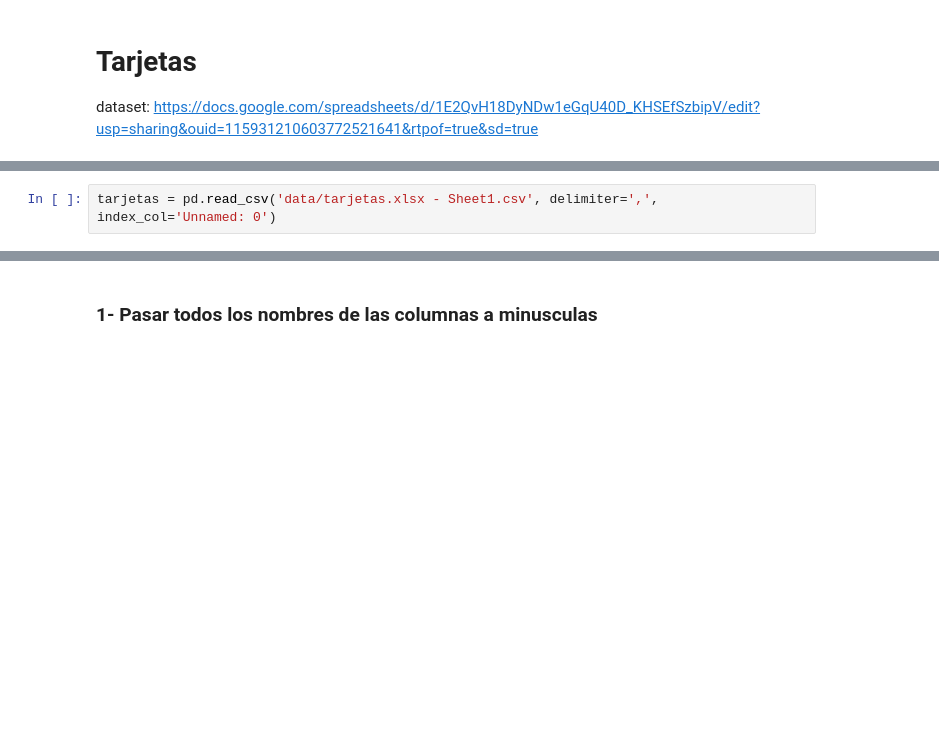
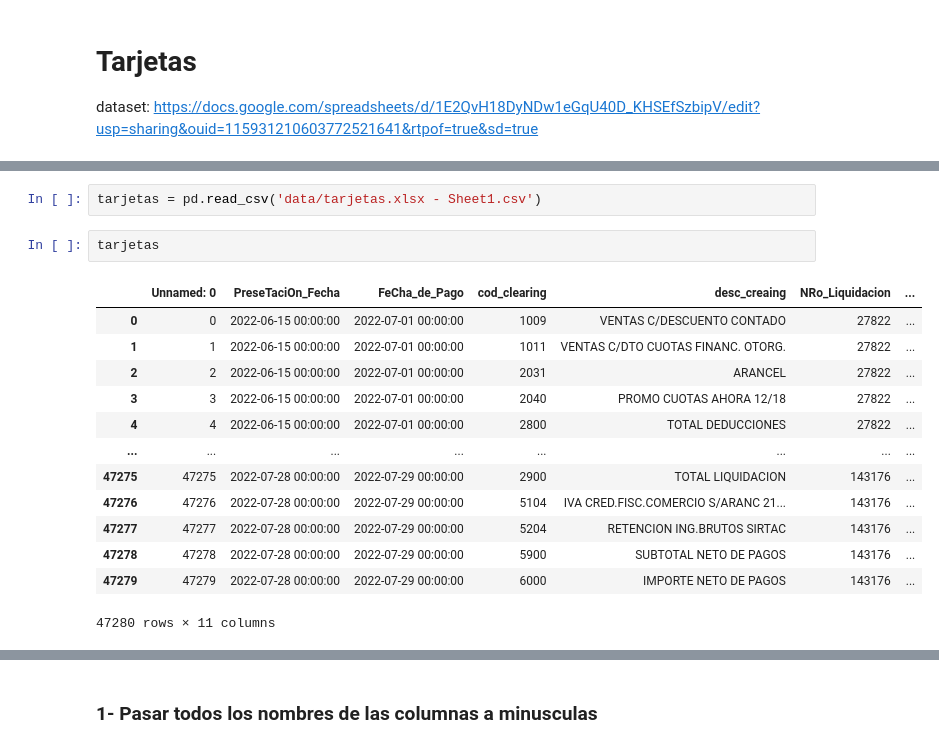
Before and after one commit to adilelle1/poo_ejercicios, a Jupyter notebook: 04-transformaciones/99_tarea_liquidacion_tarjetas.ipynb, the cells around one changed output, grey strips where cells are left out. Drawn from its saved outputs; the diff is of its cells as text; blank space fills up the shorter version.

```diff
--- a/04-transformaciones/99_tarea_liquidacion_tarjetas.ipynb
+++ b/04-transformaciones/99_tarea_liquidacion_tarjetas.ipynb
@@ -13,5 +12,21 @@ import numpy
 # %%
-tarjetas = pd.read_csv('data/tarjetas.xlsx - Sheet1.csv', delimiter=',', index_col='Unnamed: 0')
+tarjetas = pd.read_csv('data/tarjetas.xlsx - Sheet1.csv')
+# %%
+tarjetas
+# %% [output]
+|  | Unnamed: 0 | PreseTaciOn_Fecha | FeCha_de_Pago | cod_clearing | desc_creaing | NRo_Liquidacion | ... |
+| 0 | 0 | 2022-06-15 00:00:00 | 2022-07-01 00:00:00 | 1009 | VENTAS C/DESCUENTO CONTADO | 27822 | ... |
+| 1 | 1 | 2022-06-15 00:00:00 | 2022-07-01 00:00:00 | 1011 | VENTAS C/DTO CUOTAS FINANC. OTORG. | 27822 | ... |
+| 2 | 2 | 2022-06-15 00:00:00 | 2022-07-01 00:00:00 | 2031 | ARANCEL | 27822 | ... |
+| 3 | 3 | 2022-06-15 00:00:00 | 2022-07-01 00:00:00 | 2040 | PROMO CUOTAS AHORA 12/18 | 27822 | ... |
+| 4 | 4 | 2022-06-15 00:00:00 | 2022-07-01 00:00:00 | 2800 | TOTAL DEDUCCIONES | 27822 | ... |
+| ... | ... | ... | ... | ... | ... | ... | ... |
+| 47275 | 47275 | 2022-07-28 00:00:00 | 2022-07-29 00:00:00 | 2900 | TOTAL LIQUIDACION | 143176 | ... |
+| 47276 | 47276 | 2022-07-28 00:00:00 | 2022-07-29 00:00:00 | 5104 | IVA CRED.FISC.COMERCIO S/ARANC 21... | 143176 | ... |
+| 47277 | 47277 | 2022-07-28 00:00:00 | 2022-07-29 00:00:00 | 5204 | RETENCION ING.BRUTOS SIRTAC | 143176 | ... |
+| 47278 | 47278 | 2022-07-28 00:00:00 | 2022-07-29 00:00:00 | 5900 | SUBTOTAL NETO DE PAGOS | 143176 | ... |
+| 47279 | 47279 | 2022-07-28 00:00:00 | 2022-07-29 00:00:00 | 6000 | IMPORTE NETO DE PAGOS | 143176 | ... |
+47280 rows × 11 columns
 # %%
 tarjetas.head()
 # %% [output]
```
Also changed, not shown: parts of 45 cells of this notebook, 15 other files.
